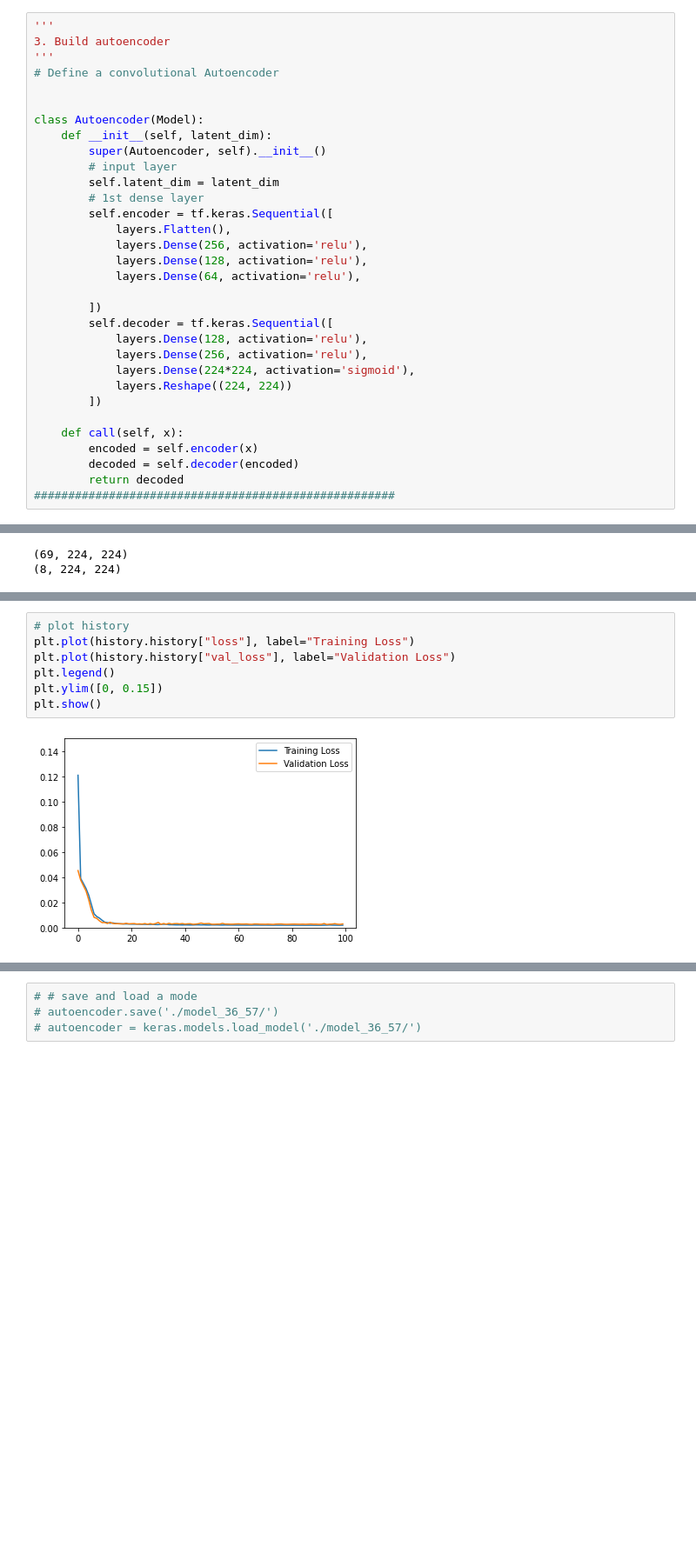
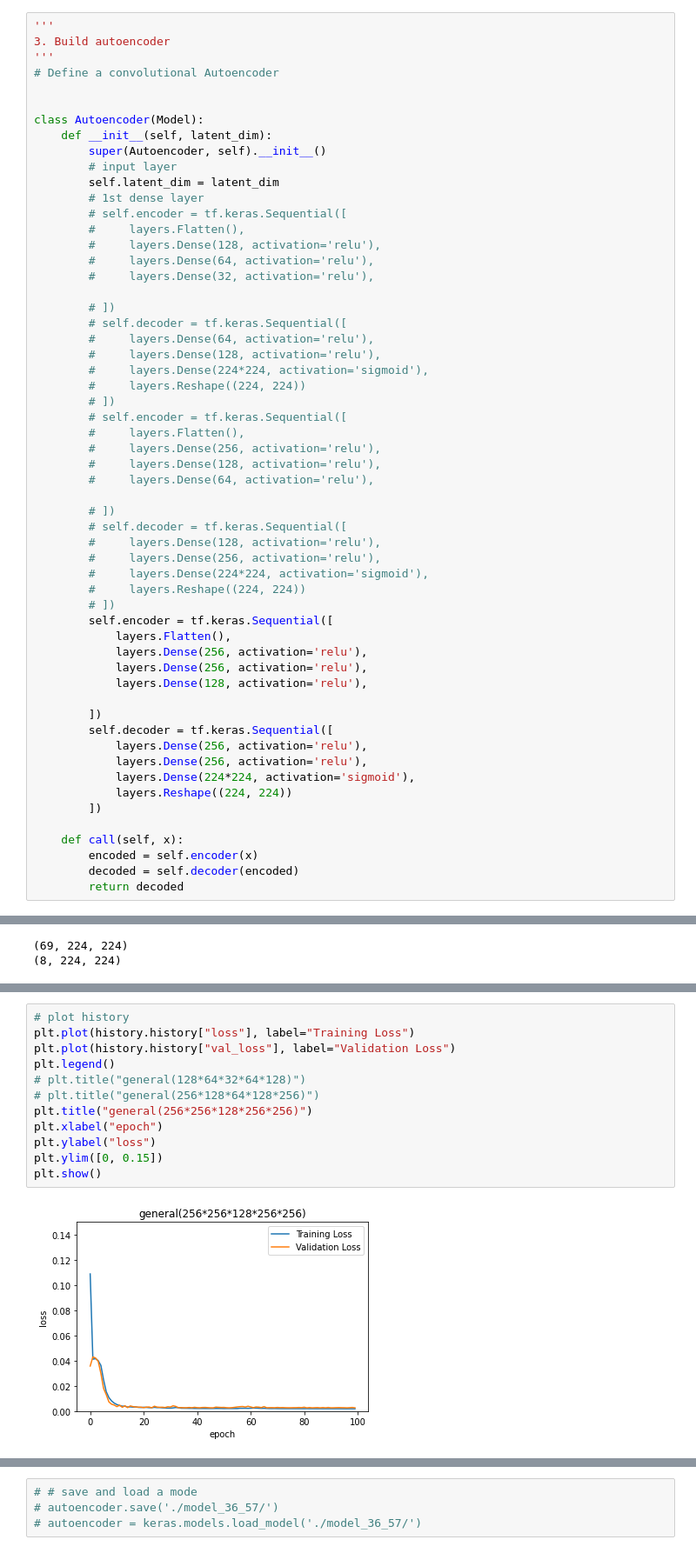
Before and after one commit to astroeye/autoencoder, a Jupyter notebook: 02_autoencoder/ae_36_57.ipynb, the cells around one changed output, grey strips where cells are left out. Shown at 87% size. Saved outputs shown, nothing was run; the diff lists cells and outputs as text; blank space fills up the shorter version.

```diff
--- a/02_autoencoder/ae_36_57.ipynb
+++ b/02_autoencoder/ae_36_57.ipynb
@@ -297,15 +297,41 @@ class Autoencoder(Model):
         # input layer
         self.latent_dim = latent_dim
         # 1st dense layer
+        # self.encoder = tf.keras.Sequential([
+        #     layers.Flatten(),
+        #     layers.Dense(128, activation='relu'),
+        #     layers.Dense(64, activation='relu'),
+        #     layers.Dense(32, activation='relu'),
+
+        # ])
+        # self.decoder = tf.keras.Sequential([
+        #     layers.Dense(64, activation='relu'),
+        #     layers.Dense(128, activation='relu'),
+        #     layers.Dense(224*224, activation='sigmoid'),
+        #     layers.Reshape((224, 224))
+        # ])
+        # self.encoder = tf.keras.Sequential([
+        #     layers.Flatten(),
+        #     layers.Dense(256, activation='relu'),
+        #     layers.Dense(128, activation='relu'),
+        #     layers.Dense(64, activation='relu'),
+
+        # ])
+        # self.decoder = tf.keras.Sequential([
+        #     layers.Dense(128, activation='relu'),
+        #     layers.Dense(256, activation='relu'),
+        #     layers.Dense(224*224, activation='sigmoid'),
+        #     layers.Reshape((224, 224))
+        # ])
         self.encoder = tf.keras.Sequential([
             layers.Flatten(),
             layers.Dense(256, activation='relu'),
+            layers.Dense(256, activation='relu'),
             layers.Dense(128, activation='relu'),
-            layers.Dense(64, activation='relu'),
 
         ])
         self.decoder = tf.keras.Sequential([
-            layers.Dense(128, activation='relu'),
+            layers.Dense(256, activation='relu'),
             layers.Dense(256, activation='relu'),
             layers.Dense(224*224, activation='sigmoid'),
             layers.Reshape((224, 224))
@@ -315,7 +341,6 @@ class Autoencoder(Model):
         encoded = self.encoder(x)
         decoded = self.decoder(encoded)
         return decoded
-#####################################################
 # %%
 '''
 4. Set threshold
@@ -427,12 +482,17 @@ _________________________________________________________________
 # %%
 # plot history
 plt.plot(history.history["loss"], label="Training Loss")
 plt.plot(history.history["val_loss"], label="Validation Loss")
 plt.legend()
+# plt.title("general(128*64*32*64*128)")
+# plt.title("general(256*128*64*128*256)")
+plt.title("general(256*256*128*256*256)")
+plt.xlabel("epoch")
+plt.ylabel("loss")
 plt.ylim([0, 0.15])
 plt.show()
 # %% [output]
-[figure, old version]
+[figure, new version]
 # %%
 print("loss: ", np.mean(history.history["loss"]))
 print("val_loss: ", np.mean(history.history["val_loss"]))
```
Also changed, not shown: parts of 39 cells of this notebook, 7 other files.
